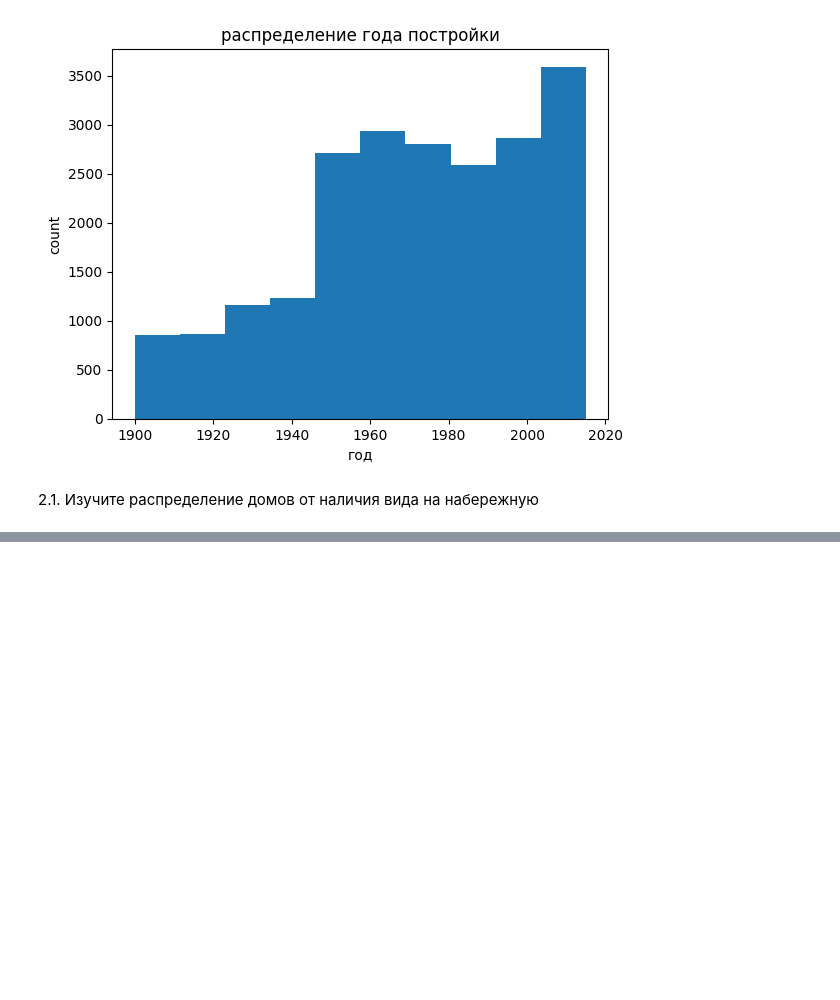
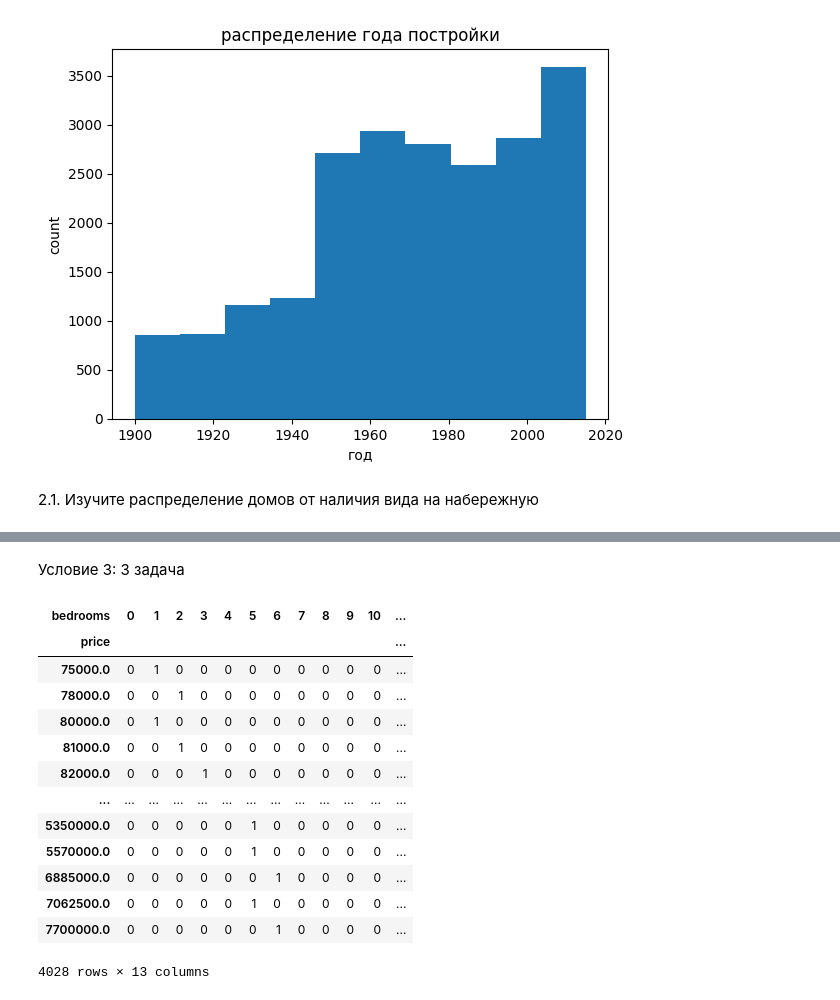
Before and after one commit to Iriska123/final_test_analitics, a Jupyter notebook: task.ipynb, the cells around one changed output, grey strips where cells are left out. Saved outputs shown, nothing was run; the diff lists cells and outputs as text; code cells hidden in the pictures; blank space fills up the shorter version.

```diff
--- a/task.ipynb
+++ b/task.ipynb
@@ -54,0 +107,20 @@ Text(0.5, 1.0, 'распределение года постройки')
+# %% [markdown]
+Условие 3: 3 задача
+# %%
+data = pd.crosstab(index=df['price'], columns=df['bedrooms'])
+data
+# %% [output]
+| bedrooms | 0 | 1 | 2 | 3 | 4 | 5 | 6 | 7 | 8 | 9 | 10 | ... |
+| price |  |  |  |  |  |  |  |  |  |  |  | ... |
+| 75000.0 | 0 | 1 | 0 | 0 | 0 | 0 | 0 | 0 | 0 | 0 | 0 | ... |
+| 78000.0 | 0 | 0 | 1 | 0 | 0 | 0 | 0 | 0 | 0 | 0 | 0 | ... |
+| 80000.0 | 0 | 1 | 0 | 0 | 0 | 0 | 0 | 0 | 0 | 0 | 0 | ... |
+| 81000.0 | 0 | 0 | 1 | 0 | 0 | 0 | 0 | 0 | 0 | 0 | 0 | ... |
+| 82000.0 | 0 | 0 | 0 | 1 | 0 | 0 | 0 | 0 | 0 | 0 | 0 | ... |
+| ... | ... | ... | ... | ... | ... | ... | ... | ... | ... | ... | ... | ... |
+| 5350000.0 | 0 | 0 | 0 | 0 | 0 | 1 | 0 | 0 | 0 | 0 | 0 | ... |
+| 5570000.0 | 0 | 0 | 0 | 0 | 0 | 1 | 0 | 0 | 0 | 0 | 0 | ... |
+| 6885000.0 | 0 | 0 | 0 | 0 | 0 | 0 | 1 | 0 | 0 | 0 | 0 | ... |
+| 7062500.0 | 0 | 0 | 0 | 0 | 0 | 1 | 0 | 0 | 0 | 0 | 0 | ... |
+| 7700000.0 | 0 | 0 | 0 | 0 | 0 | 0 | 1 | 0 | 0 | 0 | 0 | ... |
+4028 rows × 13 columns
```
Also changed, not shown: parts of 9 cells of this notebook.
